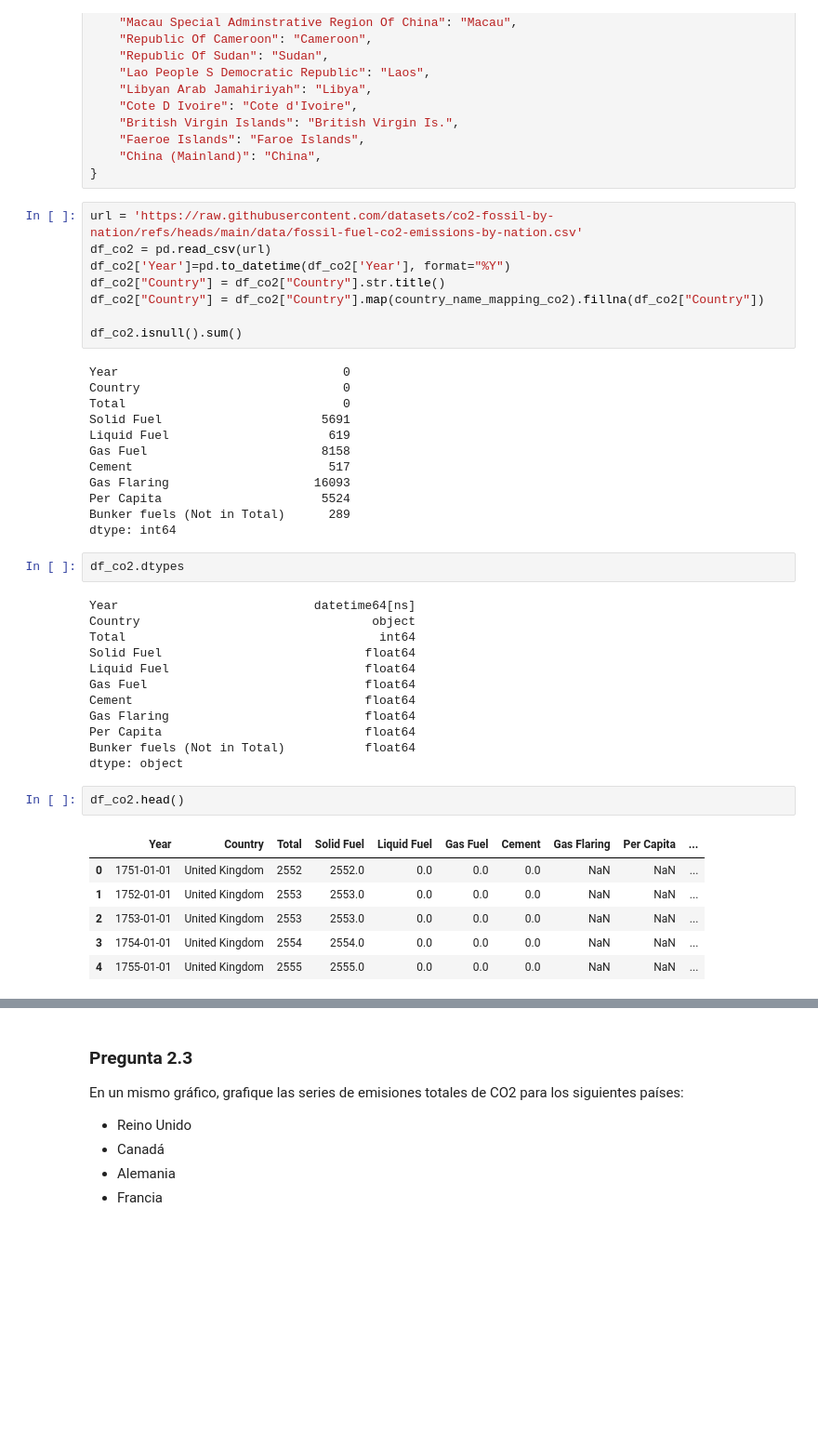
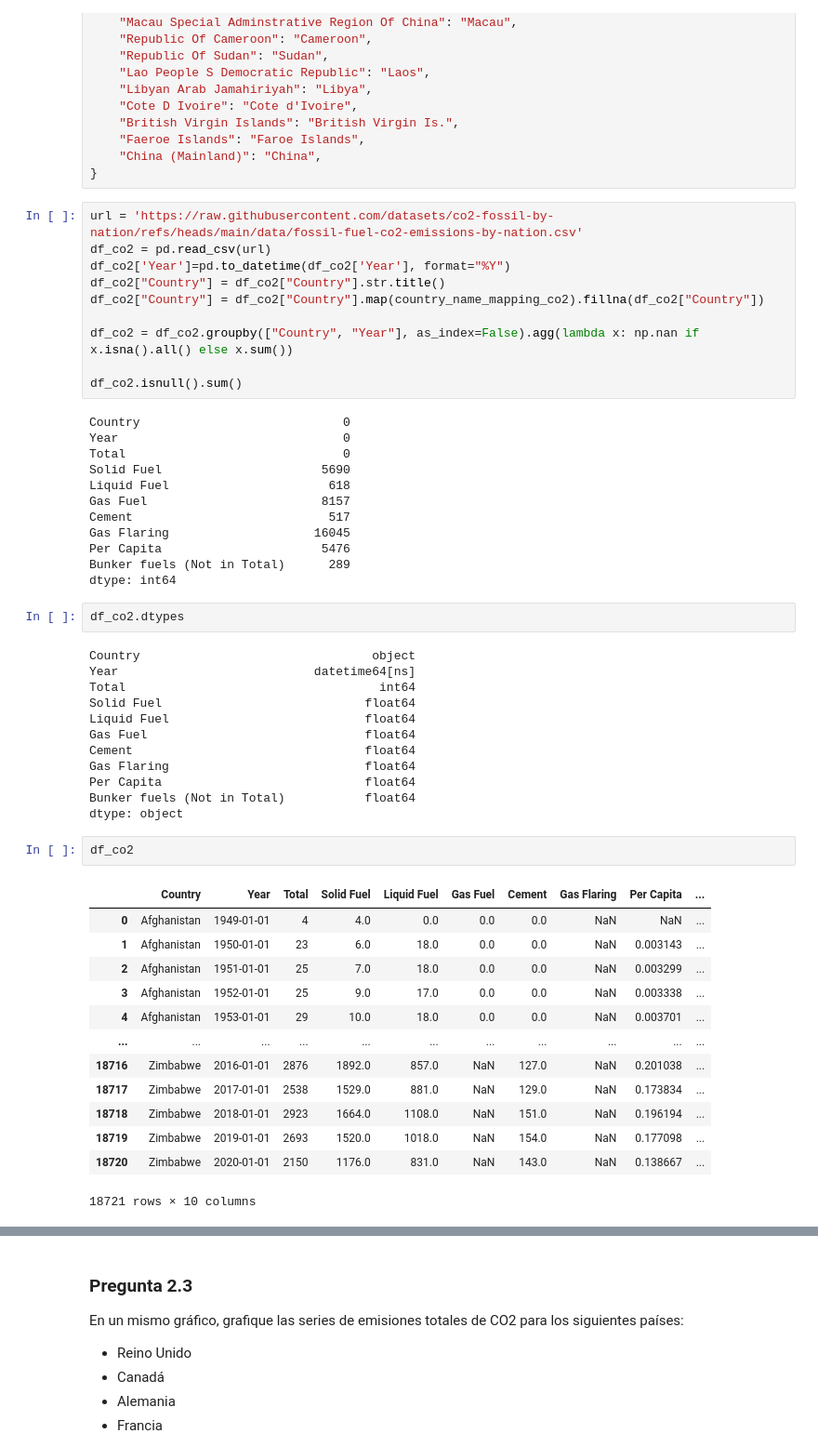
Before and after one commit to TomasPonce712/Tarea1MachineLearning, a Jupyter notebook: Tarea_1.ipynb, the cells around one changed output, grey strips where cells are left out. Shown at 93% size. Cells and saved outputs as stored; diff of their text form; blank space fills up the shorter version.

```diff
--- a/Tarea_1.ipynb
+++ b/Tarea_1.ipynb
@@ -917,24 +935,26 @@ df_co2['Year']=pd.to_datetime(df_co2['Year'], format="%Y")
 df_co2["Country"] = df_co2["Country"].str.title()
 df_co2["Country"] = df_co2["Country"].map(country_name_mapping_co2).fillna(df_co2["Country"])
 
+df_co2 = df_co2.groupby(["Country", "Year"], as_index=False).agg(lambda x: np.nan if x.isna().all() else x.sum())
+
 df_co2.isnull().sum()
 # %% [output]
+Country                            0
 Year                               0
-Country                            0
 Total                              0
-Solid Fuel                      5691
-Liquid Fuel                      619
-Gas Fuel                        8158
+Solid Fuel                      5690
+Liquid Fuel                      618
+Gas Fuel                        8157
 Cement                           517
-Gas Flaring                    16093
-Per Capita                      5524
+Gas Flaring                    16045
+Per Capita                      5476
 Bunker fuels (Not in Total)      289
 dtype: int64
 # %%
 df_co2.dtypes
 # %% [output]
+Country                                object
 Year                           datetime64[ns]
-Country                                object
 Total                                   int64
 Solid Fuel                            float64
 Liquid Fuel                           float64
@@ -945,11 +965,18 @@ Per Capita                            float64
 Bunker fuels (Not in Total)           float64
 dtype: object
 # %%
-df_co2.head()
+df_co2
 # %% [output]
-|  | Year | Country | Total | Solid Fuel | Liquid Fuel | Gas Fuel | Cement | Gas Flaring | Per Capita | ... |
-| 0 | 1751-01-01 | United Kingdom | 2552 | 2552.0 | 0.0 | 0.0 | 0.0 | NaN | NaN | ... |
-| 1 | 1752-01-01 | United Kingdom | 2553 | 2553.0 | 0.0 | 0.0 | 0.0 | NaN | NaN | ... |
-| 2 | 1753-01-01 | United Kingdom | 2553 | 2553.0 | 0.0 | 0.0 | 0.0 | NaN | NaN | ... |
-| 3 | 1754-01-01 | United Kingdom | 2554 | 2554.0 | 0.0 | 0.0 | 0.0 | NaN | NaN | ... |
-| 4 | 1755-01-01 | United Kingdom | 2555 | 2555.0 | 0.0 | 0.0 | 0.0 | NaN | NaN | ... |
+|  | Country | Year | Total | Solid Fuel | Liquid Fuel | Gas Fuel | Cement | Gas Flaring | Per Capita | ... |
+| 0 | Afghanistan | 1949-01-01 | 4 | 4.0 | 0.0 | 0.0 | 0.0 | NaN | NaN | ... |
+| 1 | Afghanistan | 1950-01-01 | 23 | 6.0 | 18.0 | 0.0 | 0.0 | NaN | 0.003143 | ... |
+| 2 | Afghanistan | 1951-01-01 | 25 | 7.0 | 18.0 | 0.0 | 0.0 | NaN | 0.003299 | ... |
+| 3 | Afghanistan | 1952-01-01 | 25 | 9.0 | 17.0 | 0.0 | 0.0 | NaN | 0.003338 | ... |
+| 4 | Afghanistan | 1953-01-01 | 29 | 10.0 | 18.0 | 0.0 | 0.0 | NaN | 0.003701 | ... |
+| ... | ... | ... | ... | ... | ... | ... | ... | ... | ... | ... |
+| 18716 | Zimbabwe | 2016-01-01 | 2876 | 1892.0 | 857.0 | NaN | 127.0 | NaN | 0.201038 | ... |
+| 18717 | Zimbabwe | 2017-01-01 | 2538 | 1529.0 | 881.0 | NaN | 129.0 | NaN | 0.173834 | ... |
+| 18718 | Zimbabwe | 2018-01-01 | 2923 | 1664.0 | 1108.0 | NaN | 151.0 | NaN | 0.196194 | ... |
+| 18719 | Zimbabwe | 2019-01-01 | 2693 | 1520.0 | 1018.0 | NaN | 154.0 | NaN | 0.177098 | ... |
+| 18720 | Zimbabwe | 2020-01-01 | 2150 | 1176.0 | 831.0 | NaN | 143.0 | NaN | 0.138667 | ... |
+18721 rows × 10 columns
```
Also changed, not shown: parts of 29 cells of this notebook, 1 other file.
